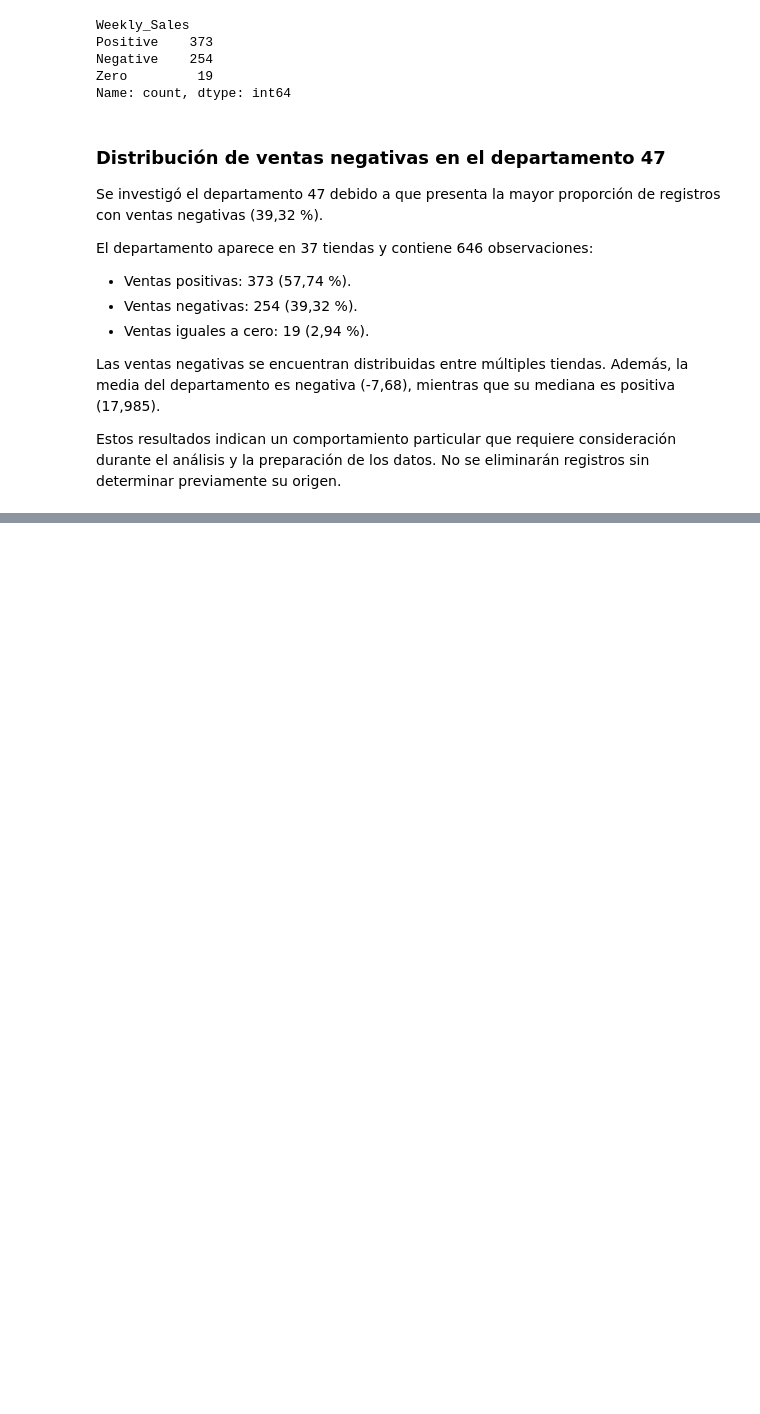
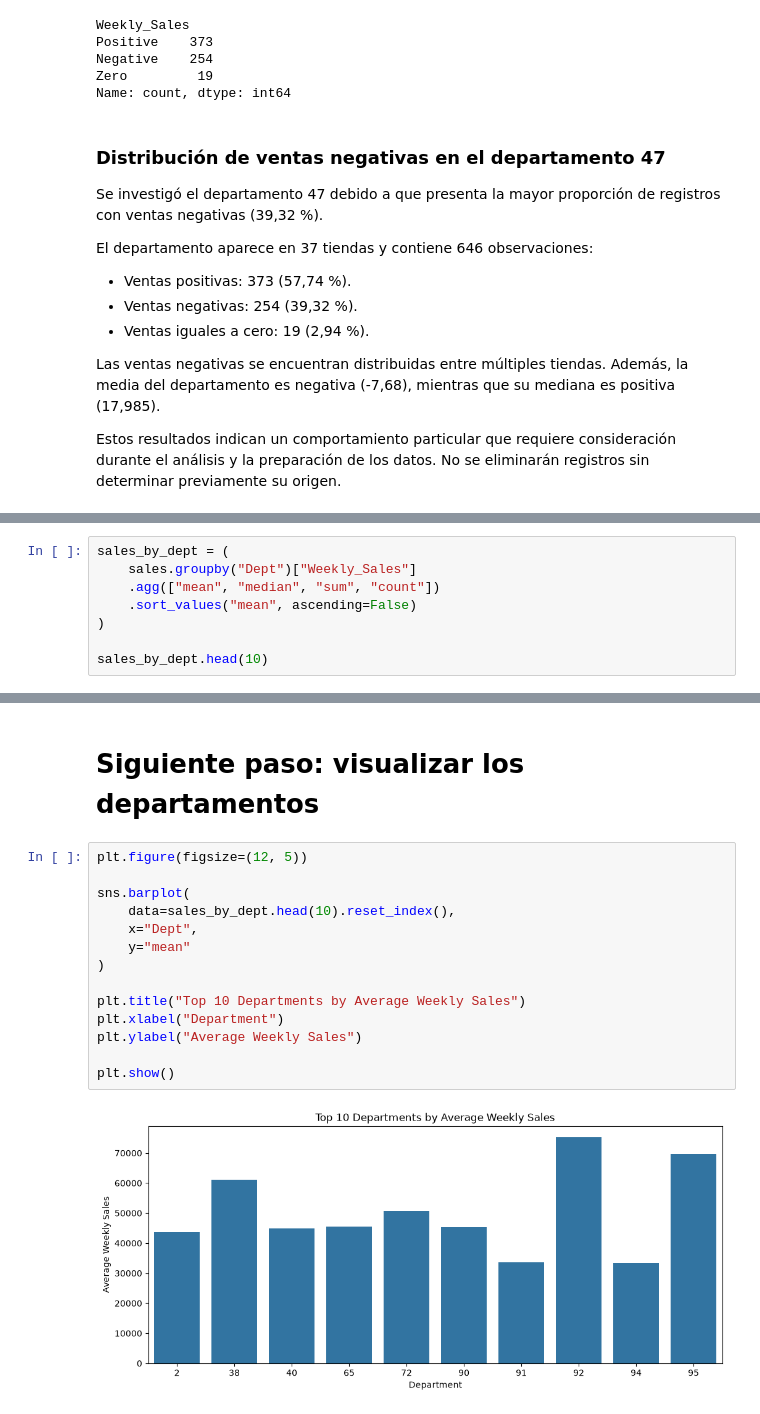
Before and after one commit to Noctyr-studio/sales_forecasting, a Jupyter notebook: notebooks/02_walmart_sales_forecasting/01_exploratory_data_analysis.ipynb, the cells around one changed output, grey strips where cells are left out. Drawn from its saved outputs; the diff is of its cells as text; blank space fills up the shorter version.

```diff
--- a/notebooks/02_walmart_sales_forecasting/01_exploratory_data_analysis.ipynb
+++ b/notebooks/02_walmart_sales_forecasting/01_exploratory_data_analysis.ipynb
@@ -364,0 +412,8 @@ Estos resultados indican un comportamiento particular que requiere consideració
+# %%
+sales_by_dept = (
+    sales.groupby("Dept")["Weekly_Sales"]
+    .agg(["mean", "median", "sum", "count"])
+    .sort_values("mean", ascending=False)
+)
+
+sales_by_dept.head(10)
@@ -364,0 +433,18 @@ Estos resultados indican un comportamiento particular que requiere consideració
+# %% [markdown]
+# Siguiente paso: visualizar los departamentos
+# %%
+plt.figure(figsize=(12, 5))
+
+sns.barplot(
+    data=sales_by_dept.head(10).reset_index(),
+    x="Dept",
+    y="mean"
+)
+
+plt.title("Top 10 Departments by Average Weekly Sales")
+plt.xlabel("Department")
+plt.ylabel("Average Weekly Sales")
+
+plt.show()
+# %% [output]
+[figure, added]
```
Also changed, not shown: parts of 22 cells of this notebook.
